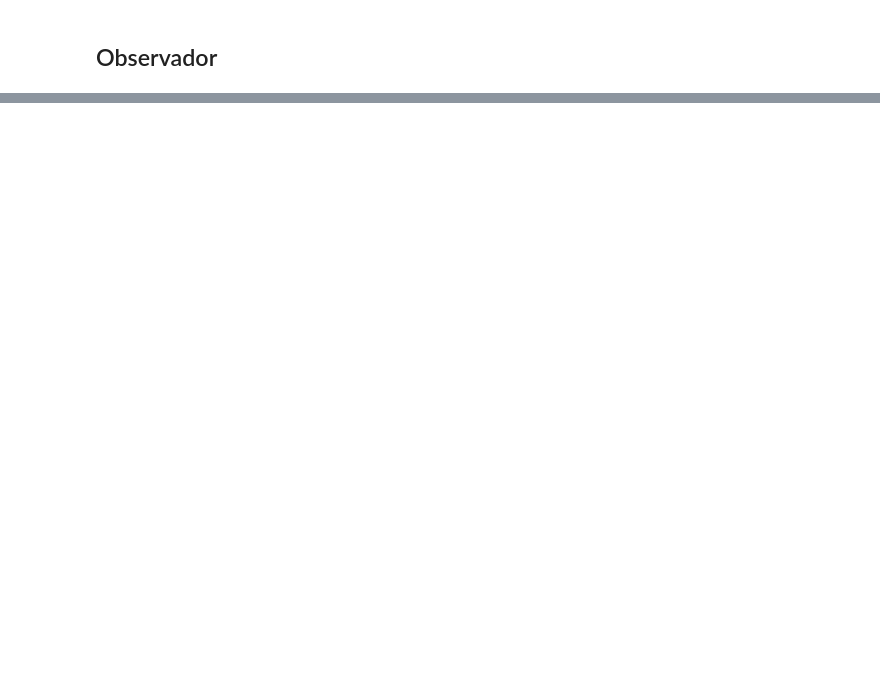
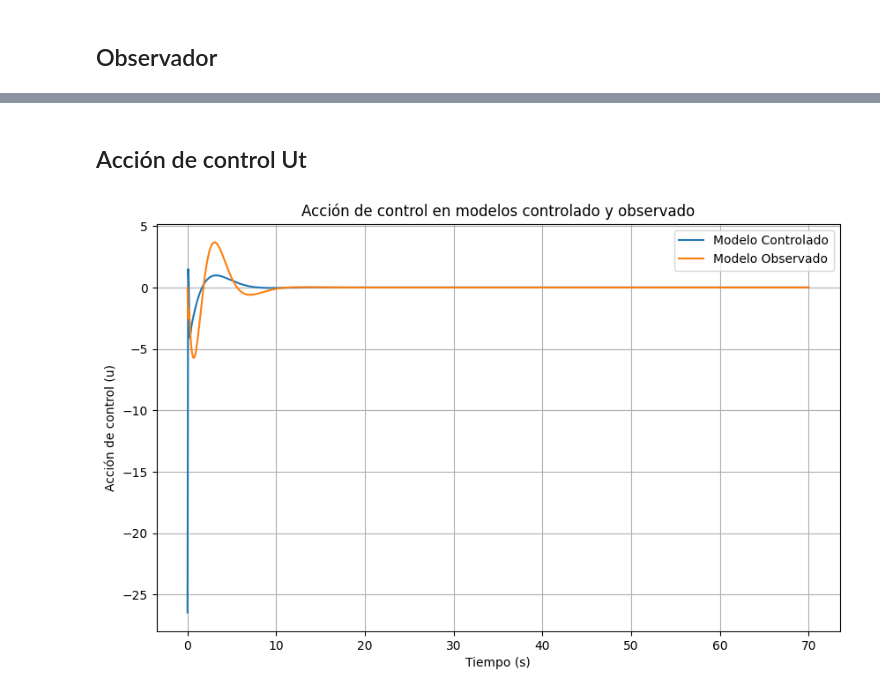
Before and after one commit to mateooD/SCII_TPs, a Jupyter notebook: Actividad_2/2_avion.ipynb, the cells around one changed output, grey strips where cells are left out. Saved outputs shown, nothing was run; the diff lists cells and outputs as text; code cells hidden in the pictures; blank space fills up the shorter version.

```diff
--- a/Actividad_2/2_avion.ipynb
+++ b/Actividad_2/2_avion.ipynb
@@ -223,0 +233,33 @@ ValueError: shapes (4,4) and (996,4) not aligned: 4 (dim 1) != 996 (dim 0)
+# %% [markdown]
+## Acción de control Ut
+# %%
+# Definir la función para calcular la acción de control
+def control_action(x, t):
+    r = reference(t)
+    u = -K @ x
+    return u
+
+# Definir la función para calcular la acción de control con observador
+def control_action_with_observer(x, t):
+    x_hat = x[4:]  # Estimaciones del estado (observador)
+    r = reference(t)
+    u = -K @ x_hat # Controlador basado en las estimaciones
+    return u
+
+
+# Calcular la acción de control para ambos modelos
+u_controlled = np.array([control_action(xi, ti) for xi, ti in zip(x_controlled, t)]).flatten()
+u_observer = np.array([control_action_with_observer(xi, ti) for xi, ti in zip(x_combined, t)]).flatten()
+
+# Graficar la acción de control para ambos modelos superpuestos
+plt.figure(figsize=(10, 6))
+plt.plot(t, u_controlled, label='Modelo Controlado')
+plt.plot(t, u_observer, label='Modelo Observado')
+plt.xlabel('Tiempo (s)')
+plt.ylabel('Acción de control (u)')
+plt.title('Acción de control en modelos controlado y observado')
+plt.legend()
+plt.grid(True)
+plt.show()
+# %% [output]
+[figure, added]
```
Also changed, not shown: parts of 5 cells of this notebook, 1 other file.
